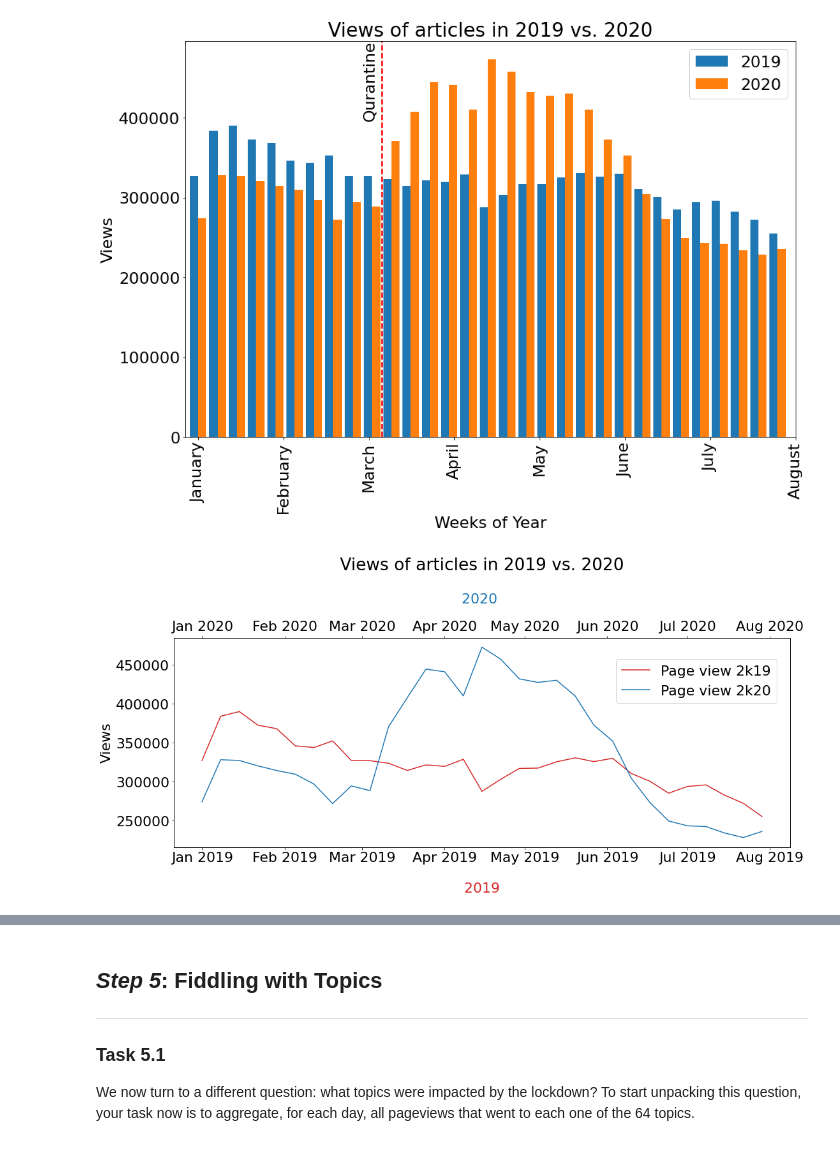
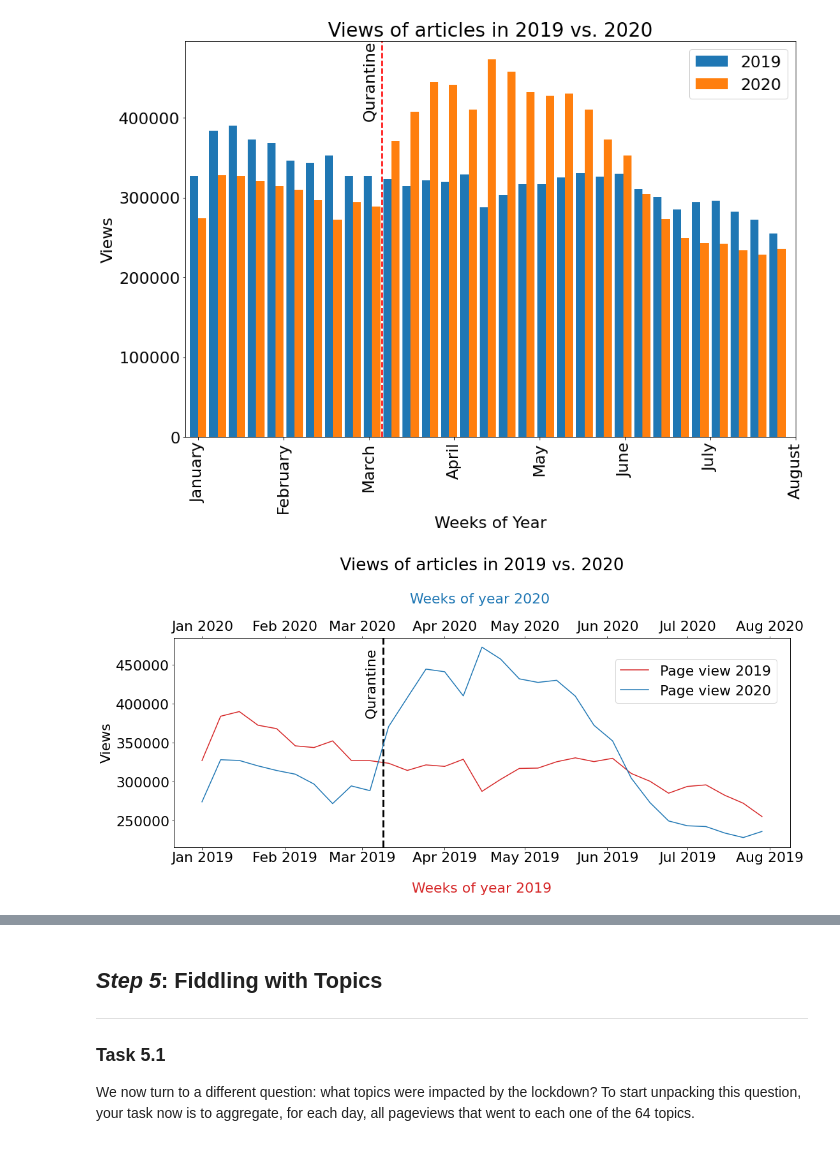
Before and after one commit to alec-flowers/ada-2020-homework1-pandas-pied, a Jupyter notebook: 01 - Pandas Data Wrangling and Data Viz/hw1.ipynb, the cells around one changed output, grey strips where cells are left out. Drawn from its saved outputs; the diff is of its cells as text; code cells hidden in the pictures.

```diff
--- a/01 - Pandas Data Wrangling and Data Viz/hw1.ipynb
+++ b/01 - Pandas Data Wrangling and Data Viz/hw1.ipynb
@@ -628,35 +628,39 @@ Text(0.5, 1.0, 'Views of articles in 2019 vs. 2020')
 fig_both, ax_both = plt.subplots(figsize=(16,8))
 color = 'tab:red'
 ax_both.plot(tot_view_2019_2020_by_week['Date'],tot_view_2019_2020_by_week['views_2019'], color=color)
-ax_both.set_xlabel('\n 2019 ', color=color)
+ax_both.set_xlabel('\n Weeks of year 2019 ', color=color)
 ax2 = ax_both.twiny()  # instantiate a second axes that shares the same x-axis
 color = 'tab:blue'
 ax2.plot(tot_view_2019_2020_by_week['Date'],tot_view_2019_2020_by_week['views_2020'], color=color)
-ax2.set_xlabel('2020 \n',color=color)
+ax2.set_xlabel('Weeks of year 2020 \n',color=color)
 ax_both.set_xticklabels(pd.date_range(start='2019-01',end= '2019-09',freq='1M').strftime('%b %Y'))
 ax2.set_xticklabels(pd.date_range(start='2020-01',end= '2020-09',freq='1M').strftime('%b %Y'))
 ax_both.set_ylabel("Views")
+
+fig_both.legend(["Page view 2019","Page view 2020"],bbox_to_anchor=(0.95, 0.7))
+ax_both.axvline(x=datetime.datetime(2020,3,9, 0, 0, 0), ymin=0,ymax=1, lw=3, ls='--',color='k')
+plt.text(datetime.datetime(2020,3,9)-datetime.timedelta(days=7),3.85e5,'Qurantine',rotation=90,color='k')
 ax2.set_title(" Views of articles in 2019 vs. 2020 \n",)
-fig_both.legend(["Page view 2k19","Page view 2k20"],bbox_to_anchor=(0.95, 0.7))
 fig_both.tight_layout()  # otherwise the right y-label is slightly clipped
 plt.show()
 # add the line plot here:
 
 #fig_both, ax_both = plt.subplots(figsize=(15, 10))
 #tot_view_2019_2020_by_week.plot(ax=ax_both,
-#                                x='Date',
+#                                x='Date', b
 #                                y=['views_2019','views_2020'],
 #                                width=0.85)
 #
 #ax_both.set_xticks(np.arange(0,33,4.42))
 #ax_both.set_xticklabels(pd.date_range(start='2020-01-01',
 #                                      periods=len(np.arange(0,33,4.42)),
+
 #                                      freq='1M').strftime('%B'))
 #ax_both.set_xlabel("Weeks of Year")
 #ax_both.set_ylabel("Views")
 #ax_both.legend(["2019","2020"])
 #ax_both.axvline(9.5, color='r', linestyle='--', lw=2)
 #ax_both.text(8.5,4e5,'Qurantine',rotation=90)
 #ax_both.set_title("Views of articles in 2019 vs. 2020")
 # %% [output]
-[figure, old version]
+[figure, new version]
```
Also changed, not shown: parts of 8 cells of this notebook.
